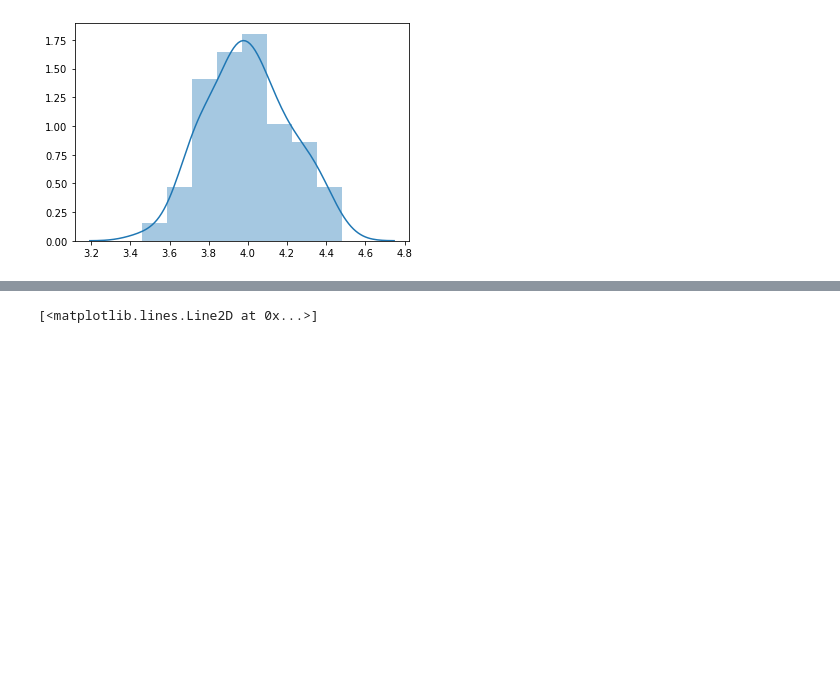
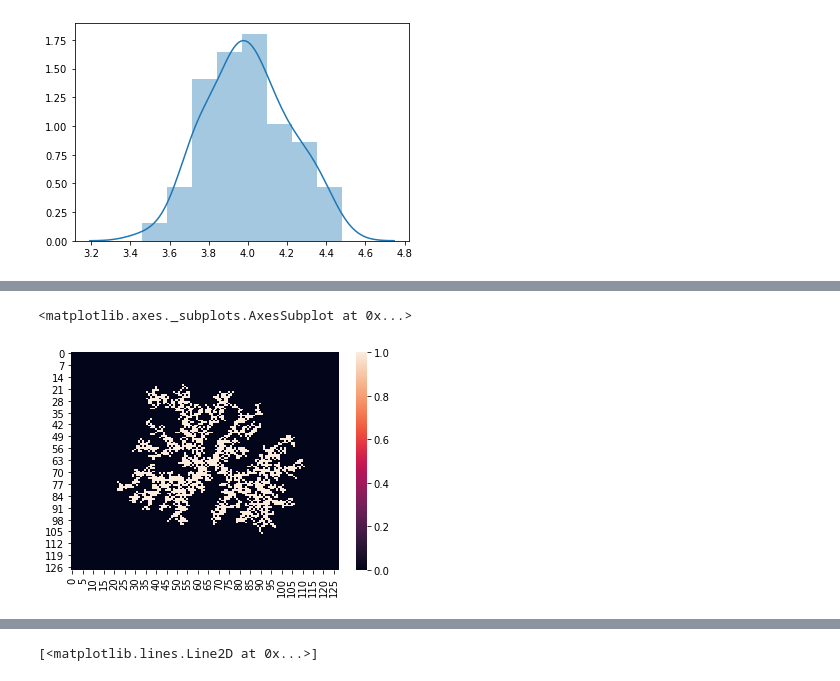
Before and after one commit to to-osaki/studying-python, a Jupyter notebook: ohmsha-python_computer_simulation_book/Chapter4.ipynb, the cells around one changed output, grey strips where cells are left out. Cells and saved outputs as stored; diff of their text form; code cells hidden in the pictures; blank space fills up the shorter version.

```diff
--- a/ohmsha-python_computer_simulation_book/Chapter4.ipynb
+++ b/ohmsha-python_computer_simulation_book/Chapter4.ipynb
@@ -61,0 +80,34 @@ sns.lineplot(x=s,y=list(range(n+1)))
+# %%
+# DLA(Diffusion-Limited Aggregation)
+width = 128
+center = int(width / 2)
+field = np.zeros((width, width))
+field[center, center] = 1
+
+N = 2048
+for i in range(N):
+    x, y = np.random.randint(0, width, size=2)
+    if field[x, y] > 0:
+        continue
+    while True:
+        nx = x + np.random.randint(-1, 2)
+        ny = y + np.random.randint(-1, 2)
+        if nx < 0:
+            nx += width
+        elif nx >= width:
+            nx -= width
+        if ny < 0:
+            ny += width
+        elif ny >= width:
+            ny -= width
+
+        if field[nx, ny] > 0:
+            field[x, y] = 1
+            break
+        else:
+            x = nx
+            y = ny
+sns.heatmap(field)
+# %% [output]
+<matplotlib.axes._subplots.AxesSubplot at 0x...>
+[figure, added]
```
Also changed, not shown: parts of 10 cells of this notebook.
